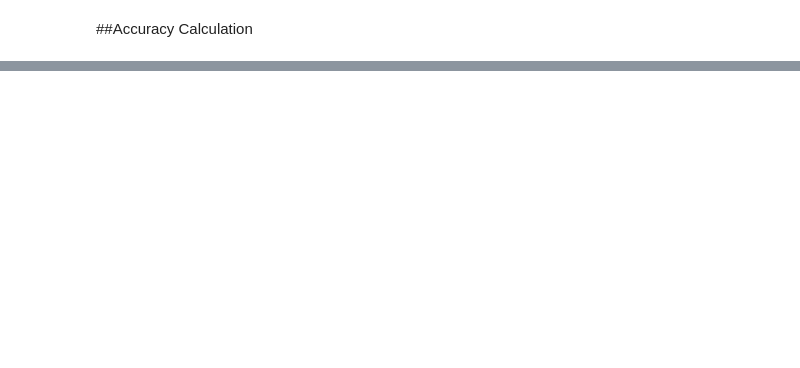
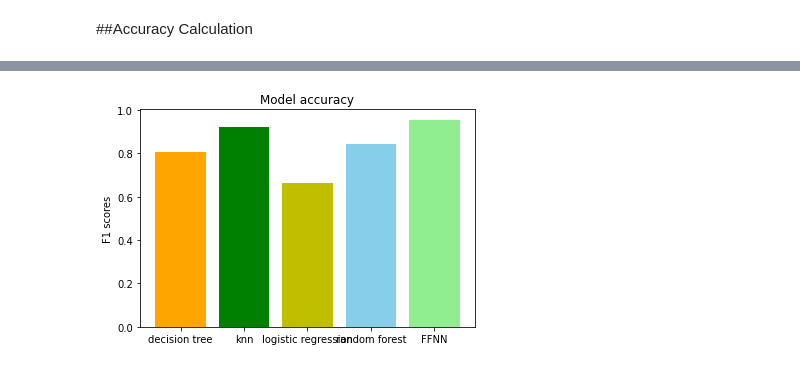
Before and after one commit to chiranjanroy/gr-limesdr, a Jupyter notebook: CS725_FML_Course_project.ipynb, the cells around one changed output, grey strips where cells are left out. Cells and saved outputs as stored; diff of their text form; code cells hidden in the pictures; blank space fills up the shorter version.

```diff
--- a/CS725_FML_Course_project.ipynb
+++ b/CS725_FML_Course_project.ipynb
@@ -613,0 +656,10 @@ plt.show()
+# %%
+models = ['decision tree', 'knn', 'logistic regression', 'random forest', 'FFNN']
+acc_scores = [accuracy_d_tree_test, accuracy_knn_test, accuracy_logreg_test,  accuracy_rand_forest_test, test_accuracy_NN]
+
+plt.bar(models, acc_scores, color = ['orange', 'green', 'y', 'skyblue', 'lightgreen'])
+plt.ylabel("F1 scores")
+plt.title("Model accuracy")
+plt.show()
+# %% [output]
+[figure, added]
```
Also changed, not shown: parts of 14 cells of this notebook.
